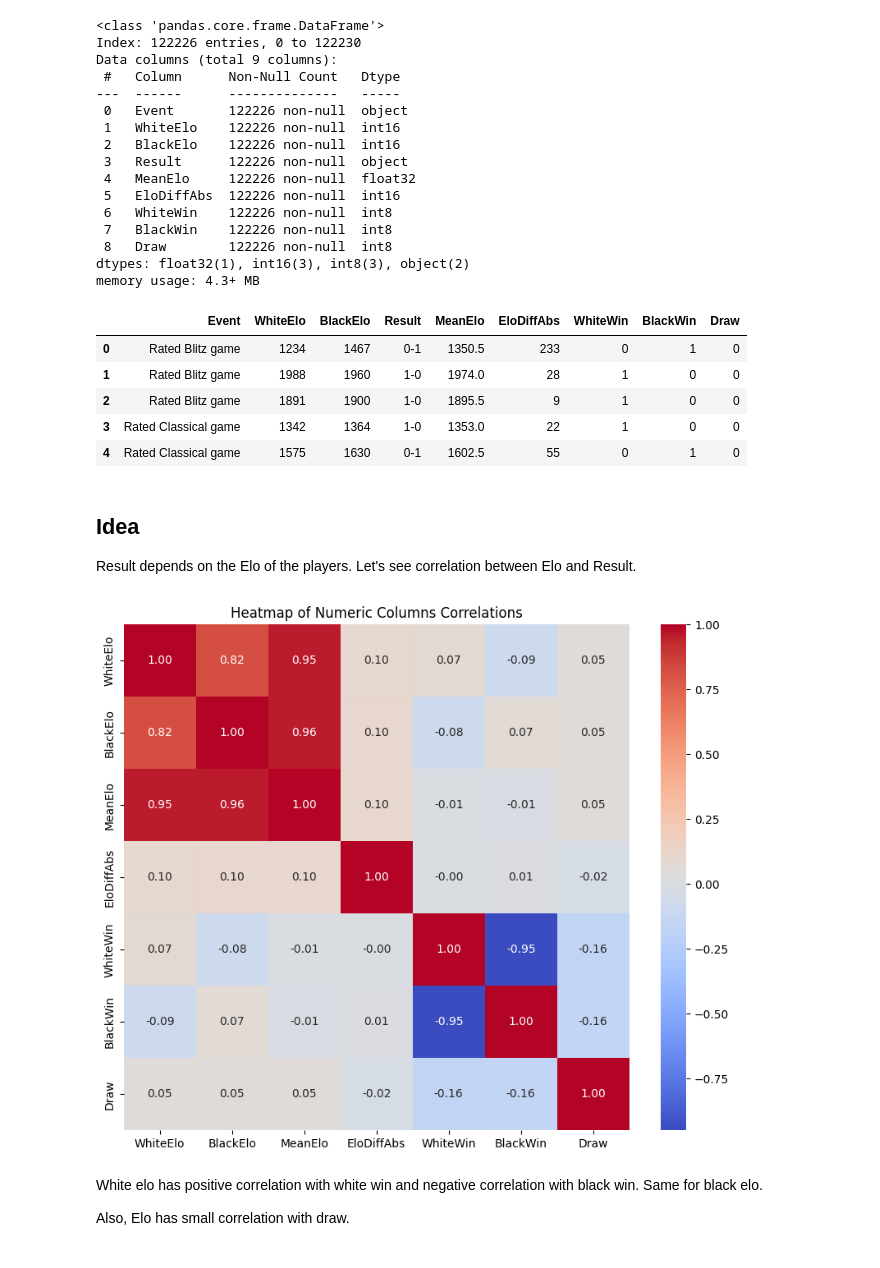
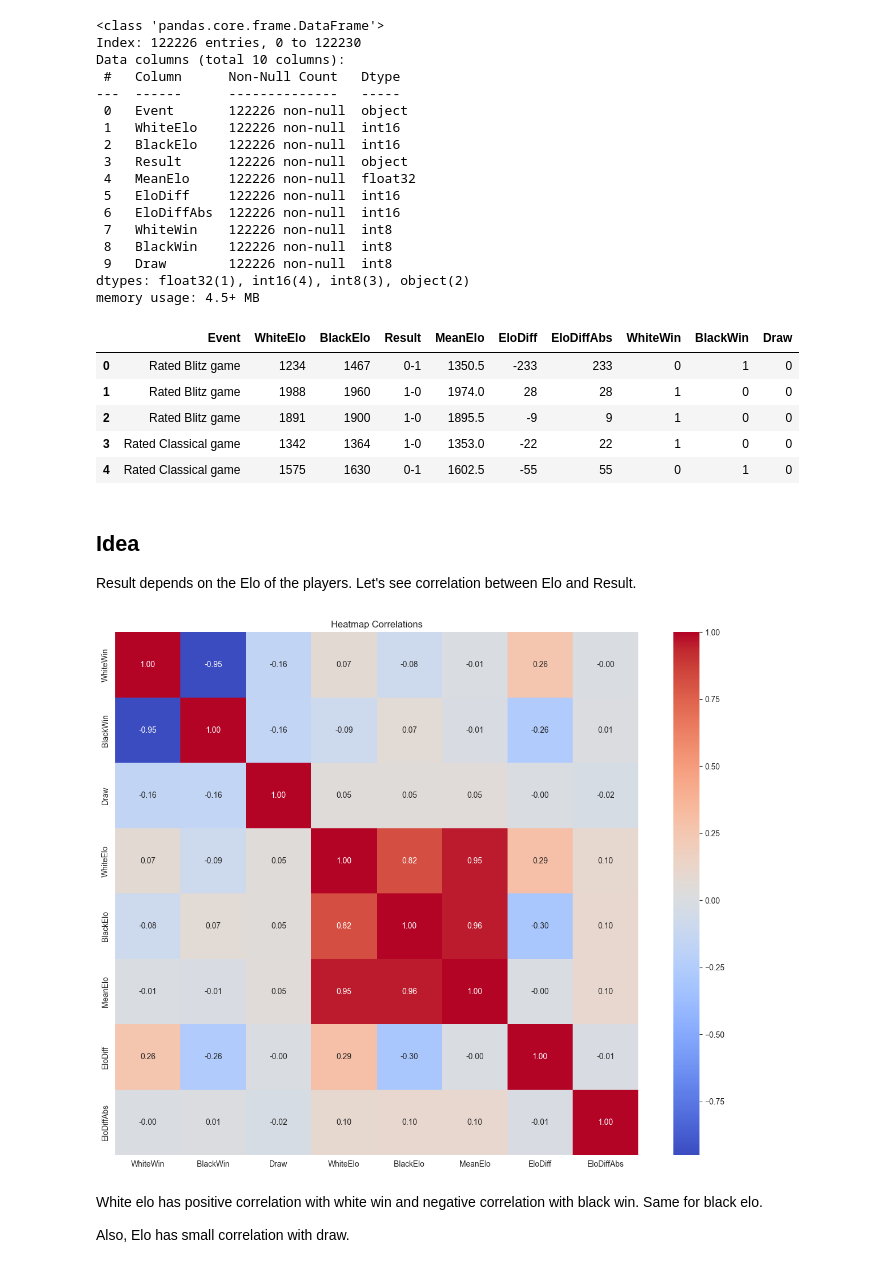
Before and after one commit to Tikhon-Radkevich/Chess-Winner-Prediction, a Jupyter notebook: notebooks/elo_vs_result.ipynb, the cells around one changed output. Drawn from its saved outputs; the diff is of its cells as text; code cells hidden in the pictures.

Commit message:
analysis game result dependence on elo; new features created

```diff
--- a/notebooks/elo_vs_result.ipynb
+++ b/notebooks/elo_vs_result.ipynb
@@ -25,3 +17,15 @@ DRAW = "1/2-1/2"
+# %%
+baseline_columns = [
+    "Event",
+    "WhiteElo",
+    "BlackElo",
+    "Result",
+]
+TARGET_COLUMNS = ["WhiteWin", "BlackWin", "Draw"]
+
+WHITE_WIN = "1-0"
+BLACK_WIN = "0-1"
+DRAW = "1/2-1/2"
 # %%
 df = original_df[baseline_columns]
 df = df[df["Result"] != "*"]
@@ -31,19 +35,19 @@ df["Event"] = df["Event"].str.split(" http").str[0]
 df["WhiteElo"] = df["WhiteElo"].astype(np.int16)
 df["BlackElo"] = df["BlackElo"].astype(np.int16)
 df["MeanElo"] = ((df["WhiteElo"] + df["BlackElo"]) / 2).astype(np.float32)
-df["EloDiffAbs"] = (df["WhiteElo"] - df["BlackElo"]).abs().astype(np.int16)
+df["EloDiff"] = (df["WhiteElo"] - df["BlackElo"]).astype(np.int16)
+df["EloDiffAbs"] = df["EloDiff"].abs().astype(np.int16)
+
 
 df["WhiteWin"] = (df["Result"] == "1-0").astype(np.int8)
 df["BlackWin"] = (df["Result"] == "0-1").astype(np.int8)
 df["Draw"] = (df["Result"] == "1/2-1/2").astype(np.int8)
-
-# df.drop(columns=["Result"], inplace=True)
 # %%
 df.info()
 # %% [output]
 <class 'pandas.core.frame.DataFrame'>
 Index: 122226 entries, 0 to 122230
-Data columns (total 9 columns):
+Data columns (total 10 columns):
  #   Column      Non-Null Count   Dtype
 ---  ------      --------------   -----
  0   Event       122226 non-null  object
@@ -51,35 +55,39 @@ Data columns (total 9 columns):
  2   BlackElo    122226 non-null  int16
  3   Result      122226 non-null  object
  4   MeanElo     122226 non-null  float32
- 5   EloDiffAbs  122226 non-null  int16
- 6   WhiteWin    122226 non-null  int8
- 7   BlackWin    122226 non-null  int8
- 8   Draw        122226 non-null  int8
-dtypes: float32(1), int16(3), int8(3), object(2)
-memory usage: 4.3+ MB
+ 5   EloDiff     122226 non-null  int16
+ 6   EloDiffAbs  122226 non-null  int16
+ 7   WhiteWin    122226 non-null  int8
+ 8   BlackWin    122226 non-null  int8
+ 9   Draw        122226 non-null  int8
+dtypes: float32(1), int16(4), int8(3), object(2)
+memory usage: 4.5+ MB
 # %%
 df.head()
 # %% [output]
-|  | Event | WhiteElo | BlackElo | Result | MeanElo | EloDiffAbs | WhiteWin | BlackWin | Draw |
-| 0 | Rated Blitz game | 1234 | 1467 | 0-1 | 1350.5 | 233 | 0 | 1 | 0 |
-| 1 | Rated Blitz game | 1988 | 1960 | 1-0 | 1974.0 | 28 | 1 | 0 | 0 |
-| 2 | Rated Blitz game | 1891 | 1900 | 1-0 | 1895.5 | 9 | 1 | 0 | 0 |
-| 3 | Rated Classical game | 1342 | 1364 | 1-0 | 1353.0 | 22 | 1 | 0 | 0 |
-| 4 | Rated Classical game | 1575 | 1630 | 0-1 | 1602.5 | 55 | 0 | 1 | 0 |
+|  | Event | WhiteElo | BlackElo | Result | MeanElo | EloDiff | EloDiffAbs | WhiteWin | BlackWin | Draw |
+| 0 | Rated Blitz game | 1234 | 1467 | 0-1 | 1350.5 | -233 | 233 | 0 | 1 | 0 |
+| 1 | Rated Blitz game | 1988 | 1960 | 1-0 | 1974.0 | 28 | 28 | 1 | 0 | 0 |
+| 2 | Rated Blitz game | 1891 | 1900 | 1-0 | 1895.5 | -9 | 9 | 1 | 0 | 0 |
+| 3 | Rated Classical game | 1342 | 1364 | 1-0 | 1353.0 | -22 | 22 | 1 | 0 | 0 |
+| 4 | Rated Classical game | 1575 | 1630 | 0-1 | 1602.5 | -55 | 55 | 0 | 1 | 0 |
 # %% [markdown]
 ## Idea
 Result depends on the Elo of the players. Let's see correlation between Elo and Result.
 # %%
 def plot_heatmap(data):
+    reordered_columns = TARGET_COLUMNS + [col for col in data.columns if col not in TARGET_COLUMNS]
+    data = data[reordered_columns]
+
     numeric_df = data.select_dtypes(include="number")
-    plt.figure(figsize=(10, 8))
+    plt.figure(figsize=(16, 12))
     sns.heatmap(numeric_df.corr(), annot=True, fmt=".2f", cmap="coolwarm", square=True)
     plt.title("Heatmap Correlations")
     plt.show()
 
 plot_heatmap(df)
 # %% [output]
-[figure, old version]
+[figure, new version]
 # %% [markdown]
 White elo has positive correlation with white win and negative correlation with black win. Same for black elo.
 
```
Also changed, not shown: parts of 20 cells of this notebook.
